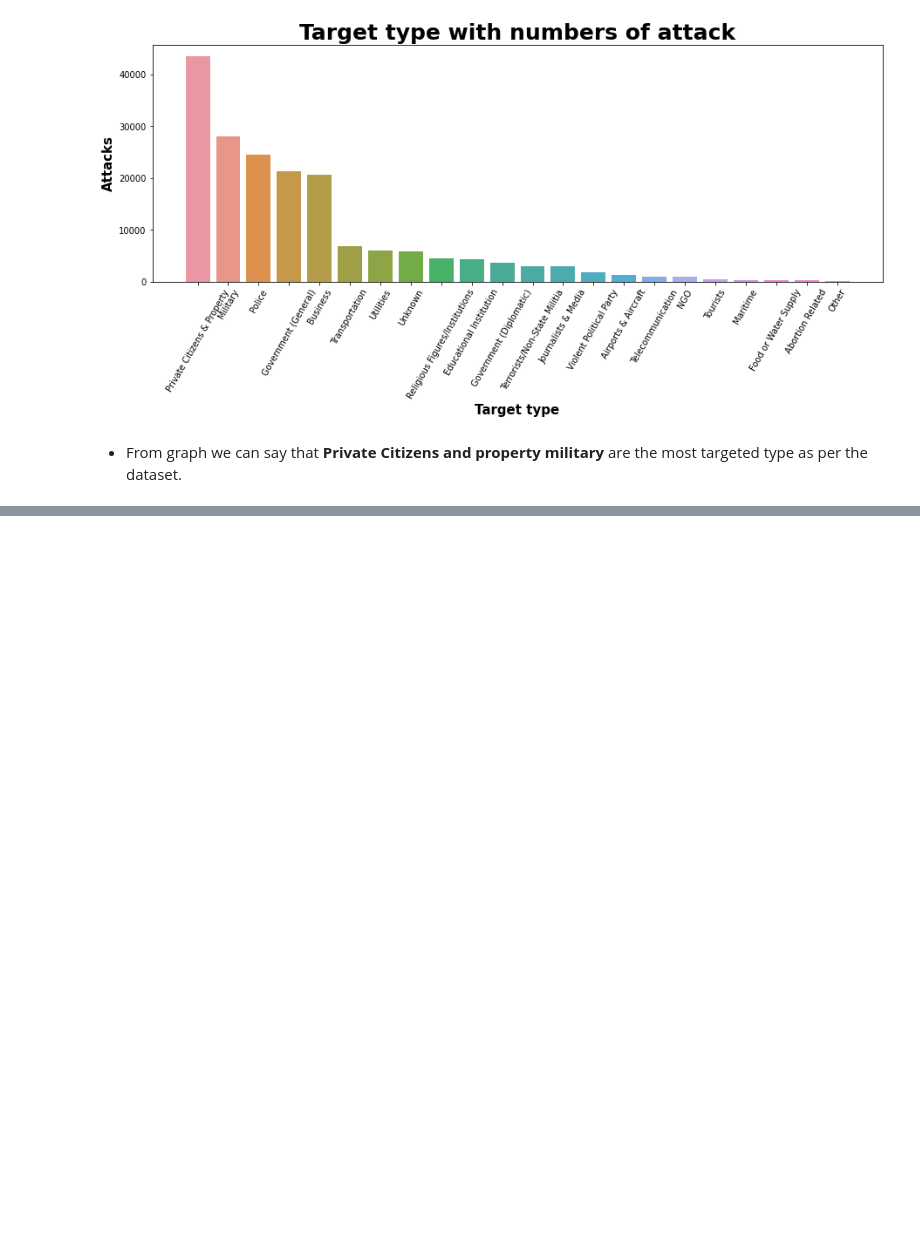
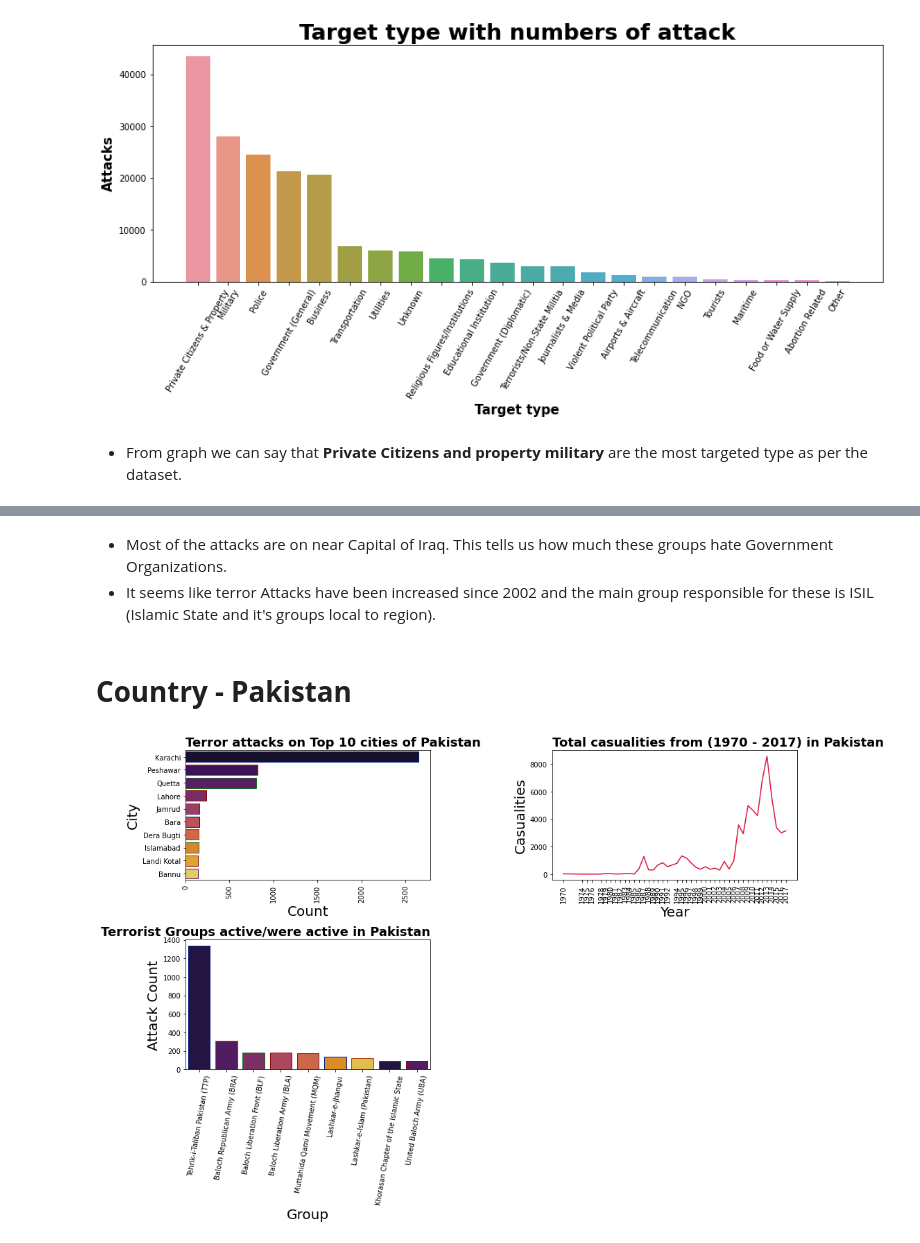
Before and after one commit to Kedarpatil24/Global-Terrorism-Analysis, a Jupyter notebook: Global_Terrorism_Analysis_Capstone_Project.ipynb, the cells around one changed output, grey strips where cells are left out. Drawn from its saved outputs; the diff is of its cells as text; code cells hidden in the pictures; blank space fills up the shorter version.

```diff
--- a/Global_Terrorism_Analysis_Capstone_Project.ipynb
+++ b/Global_Terrorism_Analysis_Capstone_Project.ipynb
@@ -395,0 +467,9 @@ plt.plot()
+# %% [markdown]
+* Most of the attacks are on near Capital of Iraq. This tells us how much these groups hate Government Organizations.
+* It seems like terror Attacks have been increased since 2002 and the main group responsible for these is ISIL (Islamic State and it's groups local to region).
+# %% [markdown]
+# **Country - Pakistan**
+# %%
+country_analysis(df, country ='Pakistan', palette = 'inferno', line_color = 'crimson')
+# %% [output]
+[figure, added]
```
Also changed, not shown: parts of 16 cells of this notebook.
